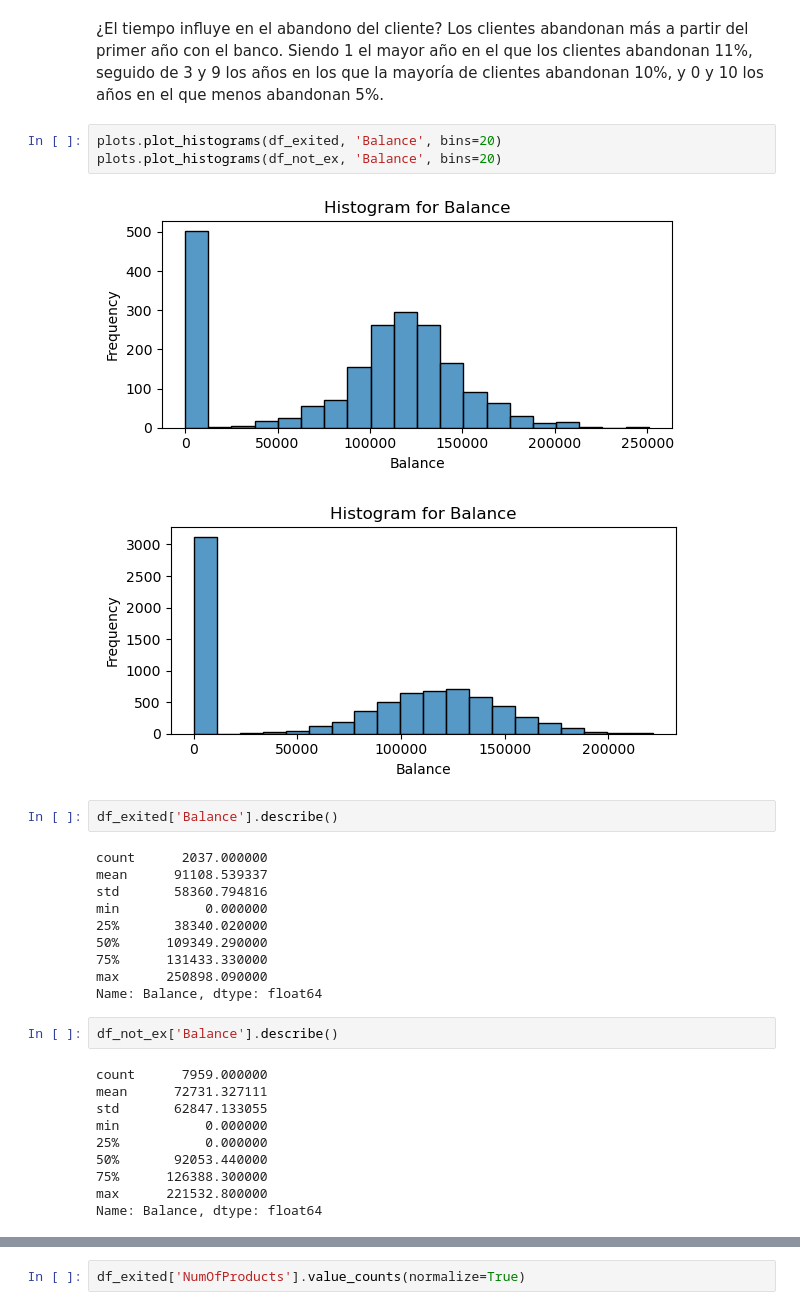
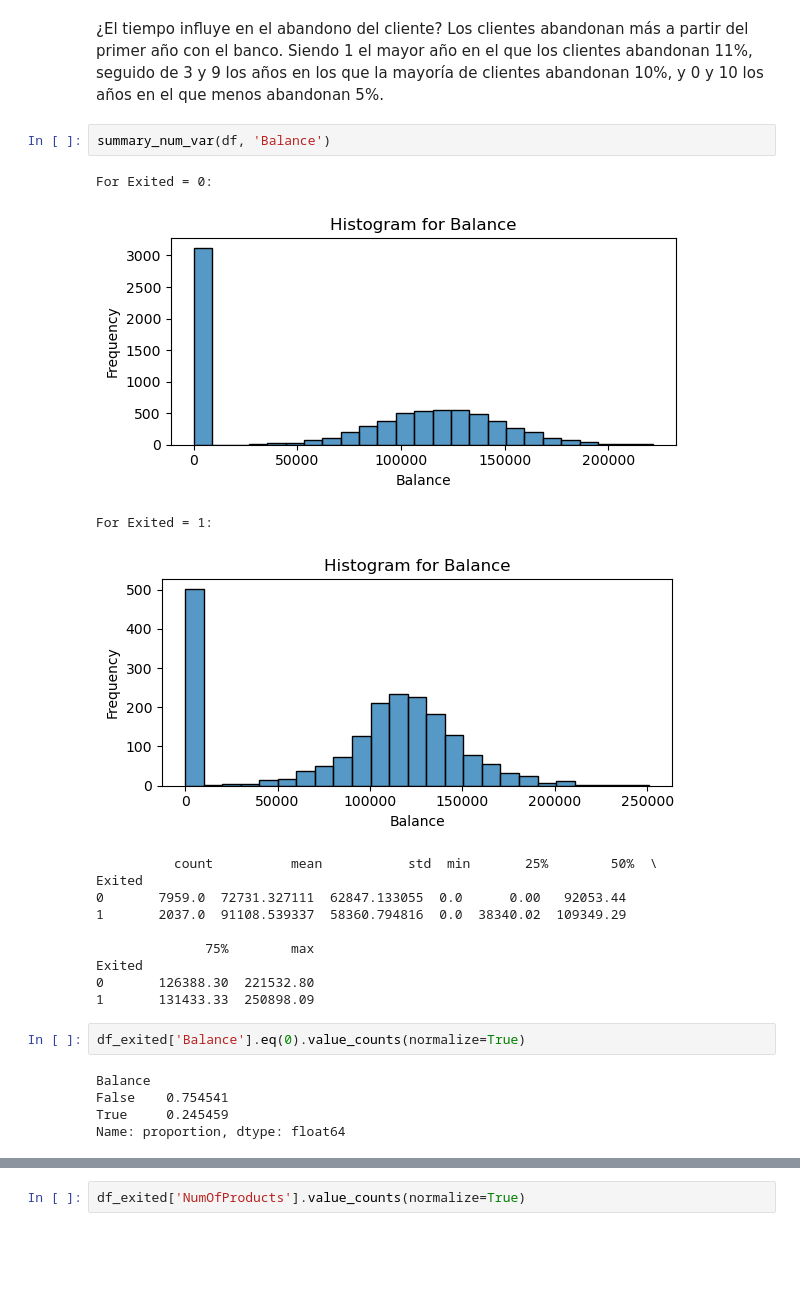
Before and after one commit to davexat/Customer_Churn_Predictor, a Jupyter notebook: notebooks/2.0_dsb_data_exploration.ipynb, the cells around one changed output, grey strips where cells are left out. Saved outputs shown, nothing was run; the diff lists cells and outputs as text; blank space fills up the shorter version.

```diff
--- a/notebooks/2.0_dsb_data_exploration.ipynb
+++ b/notebooks/2.0_dsb_data_exploration.ipynb
@@ -164,33 +211,26 @@ Tenure
 Name: proportion, dtype: float64
 # %% [markdown]
 ¿El tiempo influye en el abandono del cliente? Los clientes abandonan más a partir del primer año con el banco. Siendo 1 el mayor año en el que los clientes abandonan 11%, seguido de 3 y 9 los años en los que la mayoría de clientes abandonan 10%, y 0 y 10 los años en el que menos abandonan 5%.
-# %%
-plots.plot_histograms(df_exited, 'Balance', bins=20)
-plots.plot_histograms(df_not_ex, 'Balance', bins=20)
-# %% [output]
-[figure, removed]
-[figure, removed]
-# %%
-df_exited['Balance'].describe()
-# %% [output]
-count      2037.000000
-mean      91108.539337
-std       58360.794816
-min           0.000000
-25%       38340.020000
-50%      109349.290000
-75%      131433.330000
-max      250898.090000
-Name: Balance, dtype: float64
-# %%
-df_not_ex['Balance'].describe()
-# %% [output]
-count      7959.000000
-mean      72731.327111
-std       62847.133055
-min           0.000000
-25%           0.000000
-50%       92053.440000
-75%      126388.300000
-max      221532.800000
-Name: Balance, dtype: float64
+# %%
+summary_num_var(df, 'Balance')
+# %% [output]
+For Exited = 0:
+[figure, added]
+For Exited = 1:
+[figure, added]
+          count          mean           std  min       25%        50%  \
+Exited
+0       7959.0  72731.327111  62847.133055  0.0      0.00   92053.44
+1       2037.0  91108.539337  58360.794816  0.0  38340.02  109349.29
+
+              75%        max
+Exited
+0       126388.30  221532.80
+1       131433.33  250898.09
+# %%
+df_exited['Balance'].eq(0).value_counts(normalize=True)
+# %% [output]
+Balance
+False    0.754541
+True     0.245459
+Name: proportion, dtype: float64
```
Also changed, not shown: parts of 36 cells of this notebook.
